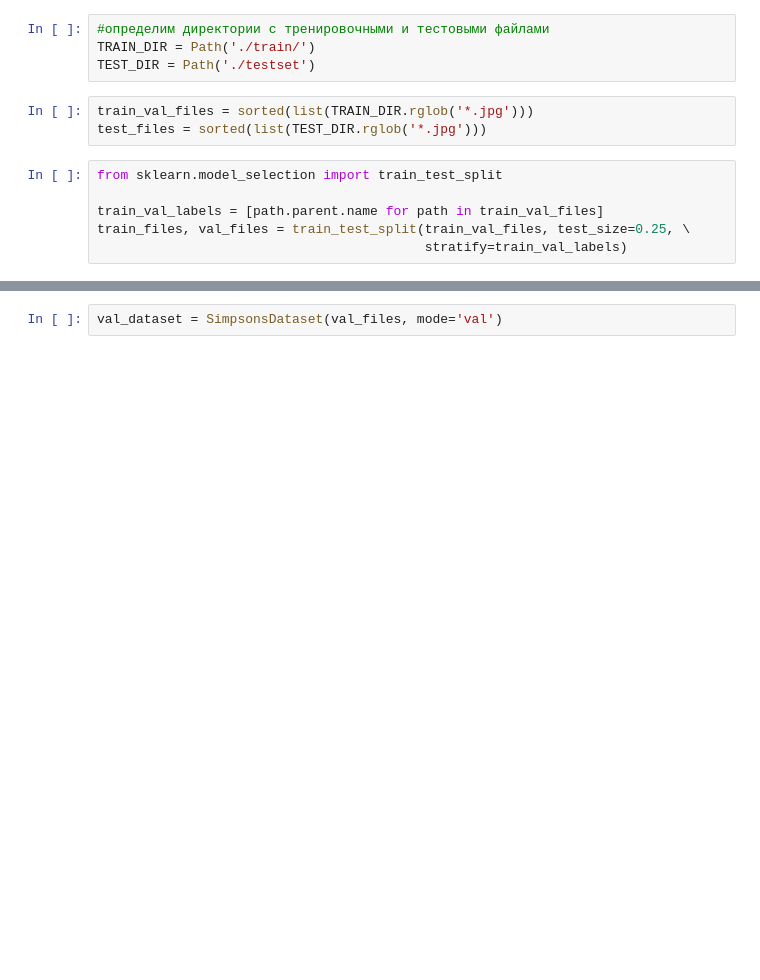
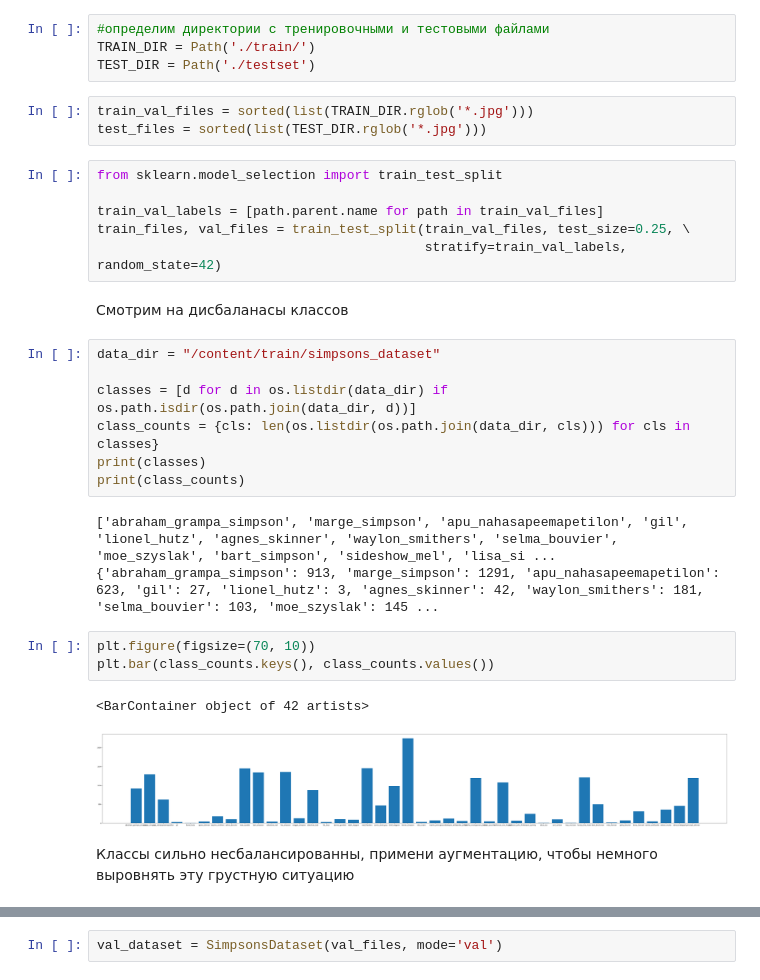
Before and after one commit to neverexz/ml_tasks, a Jupyter notebook: dls/hw_5_simpsons_classification.ipynb, the cells around one changed output, grey strips where cells are left out. Drawn from its saved outputs; the diff is of its cells as text; blank space fills up the shorter version.

```diff
--- a/dls/hw_5_simpsons_classification.ipynb
+++ b/dls/hw_5_simpsons_classification.ipynb
@@ -235,4 +226,24 @@ from sklearn.model_selection import train_test_split
 
 train_val_labels = [path.parent.name for path in train_val_files]
 train_files, val_files = train_test_split(train_val_files, test_size=0.25, \
-                                          stratify=train_val_labels)
+                                          stratify=train_val_labels, random_state=42)
+# %% [markdown]
+Смотрим на дисбаланасы классов
+# %%
+data_dir = "/content/train/simpsons_dataset"
+
+classes = [d for d in os.listdir(data_dir) if os.path.isdir(os.path.join(data_dir, d))]
+class_counts = {cls: len(os.listdir(os.path.join(data_dir, cls))) for cls in classes}
+print(classes)
+print(class_counts)
+# %% [output]
+['abraham_grampa_simpson', 'marge_simpson', 'apu_nahasapeemapetilon', 'gil', 'lionel_hutz', 'agnes_skinner', 'waylon_smithers', 'selma_bouvier', 'moe_szyslak', 'bart_simpson', 'sideshow_mel', 'lisa_si ...
+{'abraham_grampa_simpson': 913, 'marge_simpson': 1291, 'apu_nahasapeemapetilon': 623, 'gil': 27, 'lionel_hutz': 3, 'agnes_skinner': 42, 'waylon_smithers': 181, 'selma_bouvier': 103, 'moe_szyslak': 145 ...
+# %%
+plt.figure(figsize=(70, 10))
+plt.bar(class_counts.keys(), class_counts.values())
+# %% [output]
+<BarContainer object of 42 artists>
+[figure, added]
+# %% [markdown]
+Классы сильно несбалансированны, примени аугментацию, чтобы немного выровнять эту грустную ситуацию
```
Also changed, not shown: parts of 14 cells of this notebook.
